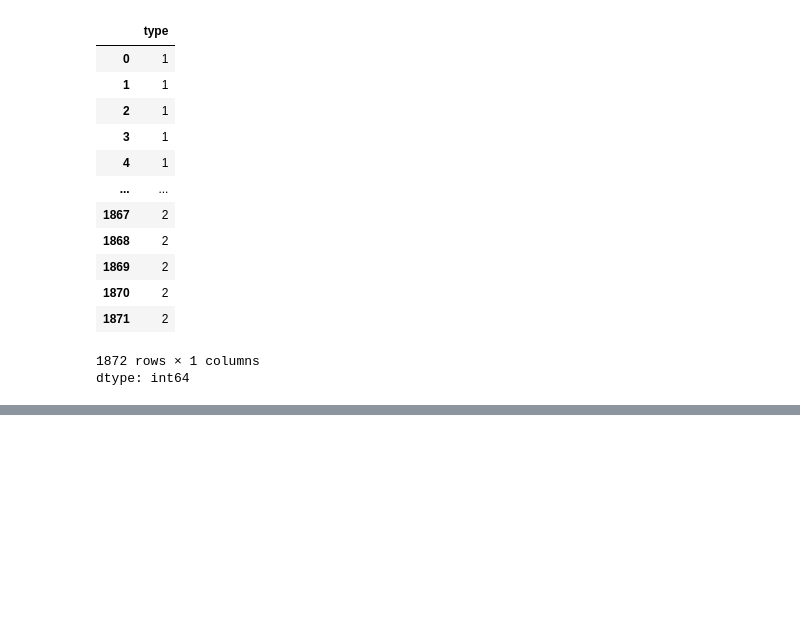
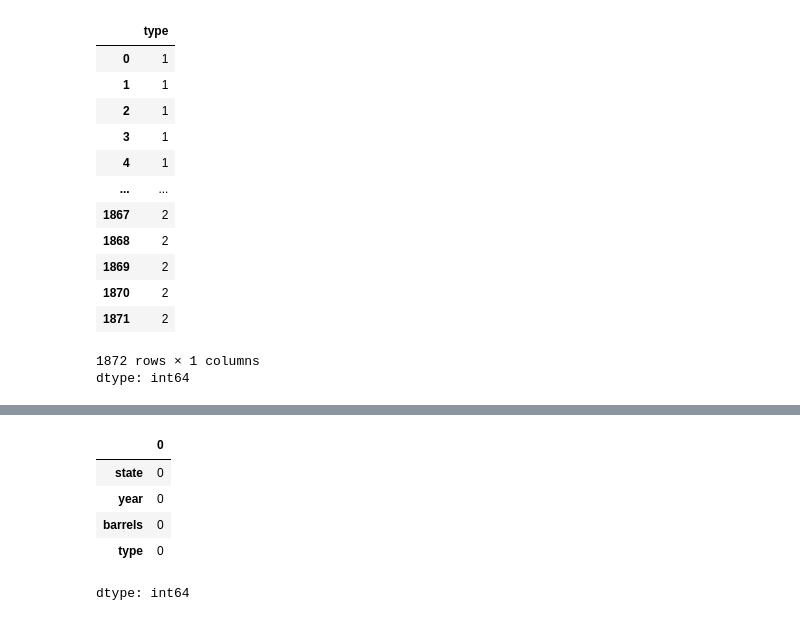
Before and after one commit to Hemanthk408/Beer-production, a Jupyter notebook: Beer_Production.ipynb, the cells around one changed output, grey strips where cells are left out. Drawn from its saved outputs; the diff is of its cells as text; code cells hidden in the pictures; blank space fills up the shorter version.

```diff
--- a/Beer_Production.ipynb
+++ b/Beer_Production.ipynb
@@ -97,0 +102,9 @@ dtype: int64
+# %%
+df.isnull().sum()
+# %% [output]
+|  | 0 |
+| state | 0 |
+| year | 0 |
+| barrels | 0 |
+| type | 0 |
+dtype: int64
```
Also changed, not shown: parts of 11 cells of this notebook.
